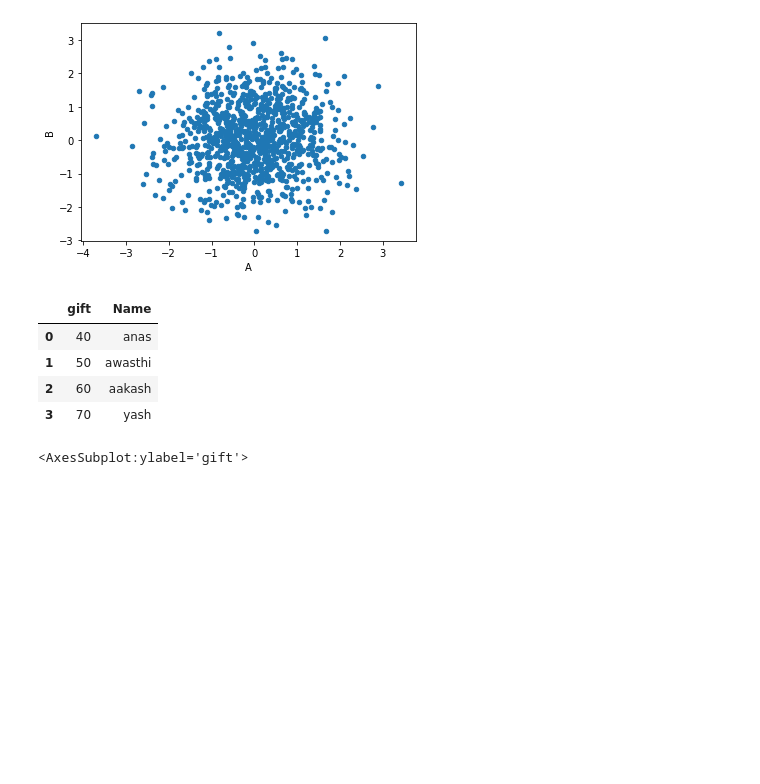
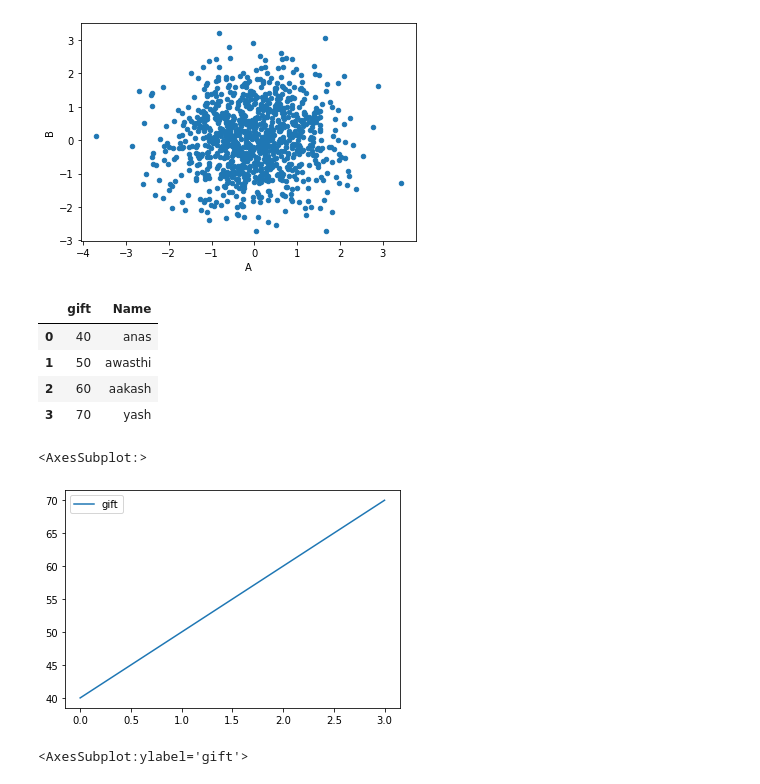
Before and after one commit to Anaskhnxx/jecrc_cs_sep22, a Jupyter notebook: DAY_18_pandas_graphs_seaborn.ipynb, the cells around one changed output. Saved outputs shown, nothing was run; the diff lists cells and outputs as text; code cells hidden in the pictures; blank space fills up the shorter version.

```diff
--- a/DAY_18_pandas_graphs_seaborn.ipynb
+++ b/DAY_18_pandas_graphs_seaborn.ipynb
@@ -122,6 +122,11 @@ df4
 | 1 | 50 | awasthi |
 | 2 | 60 | aakash |
 | 3 | 70 | yash |
+# %%
+df4.plot.line()
+# %% [output]
+<AxesSubplot:>
+[figure, added]
 # %%
 plt.figure(figsize = (5,5))
 df4['gift'].plot.pie(autopct = '%d%%' , labels = df4['Name'])
```
Also changed, not shown: parts of 3 cells of this notebook, 6 other files.
